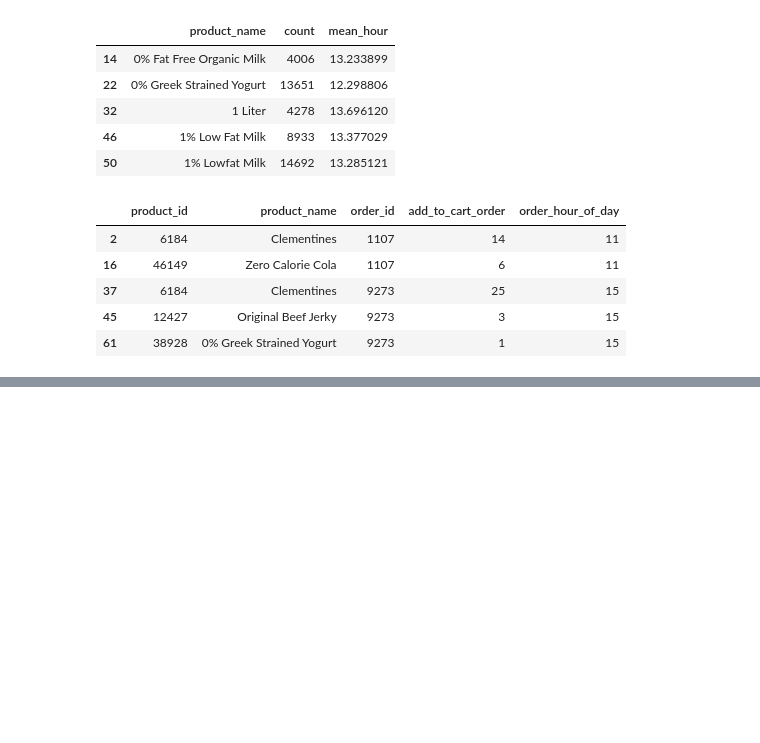
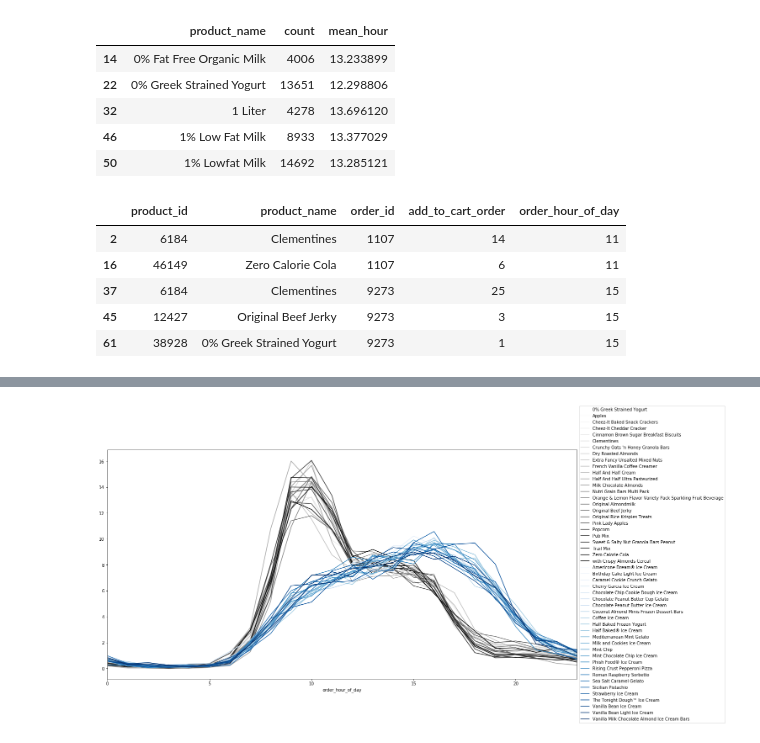
Before and after one commit to ngriggs/DS-Unit-1-Sprint-2-Data-Wrangling-and-Storytelling, a Jupyter notebook: Stretch goal for join and merge.ipynb, the cells around one changed output, grey strips where cells are left out. Saved outputs shown, nothing was run; the diff lists cells and outputs as text; code cells hidden in the pictures; blank space fills up the shorter version.

```diff
--- a/Stretch goal for join and merge.ipynb
+++ b/Stretch goal for join and merge.ipynb
@@ -98,0 +100,9 @@ pd.crosstab(index = late['order_hour_of_day'], columns = late['product_name'], n
+# %%
+import matplotlib.pyplot as plt
+fig = plt.figure(figsize=(20,10))
+ax = plt.axes()
+early_plot.plot(ax=ax, colormap='Greys')
+late_plot.plot(ax=ax, colormap='Blues')
+plt.legend(loc='center left', bbox_to_anchor=(1, 0.5));
+# %% [output]
+[figure, added]
```
Also changed, not shown: parts of 3 cells of this notebook.
